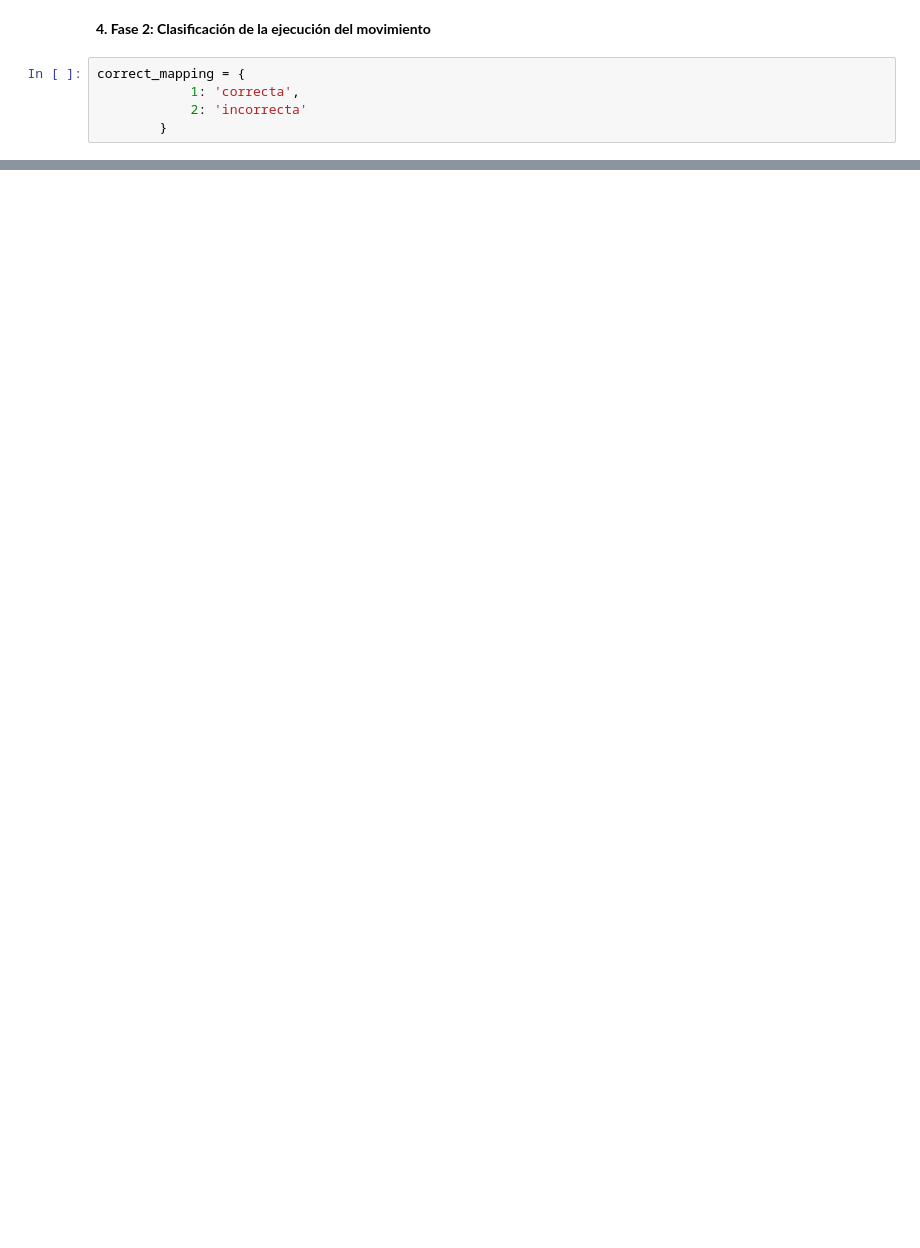
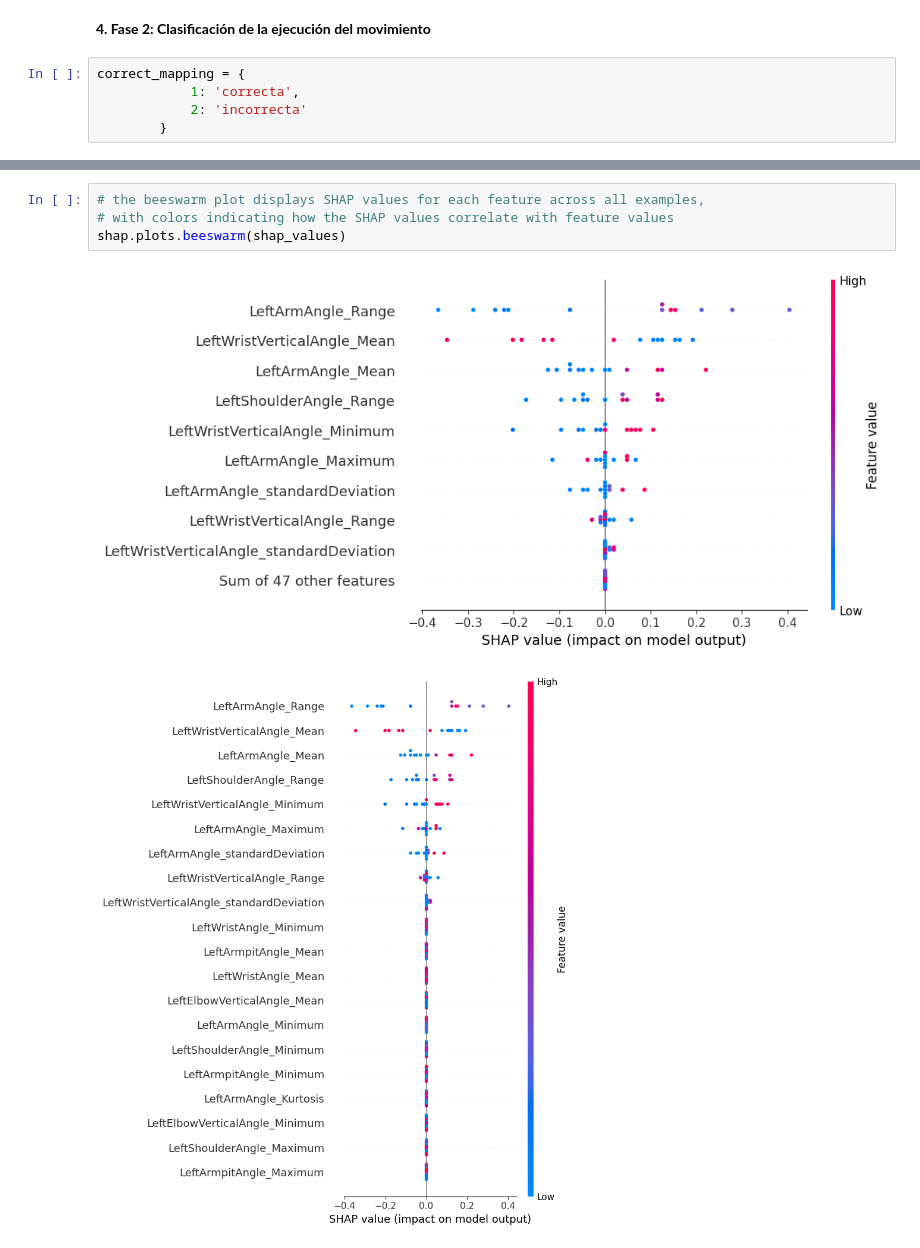
Before and after one commit to nmartinser/Telerehabilitation_Interpretability, a Jupyter notebook: Notebooks/explicacion_local.ipynb, the cells around one changed output, grey strips where cells are left out. Drawn from its saved outputs; the diff is of its cells as text; blank space fills up the shorter version.

```diff
--- a/Notebooks/explicacion_local.ipynb
+++ b/Notebooks/explicacion_local.ipynb
@@ -79,0 +95,7 @@ Repetición 13: incorrecta
+# %%
+# the beeswarm plot displays SHAP values for each feature across all examples,
+# with colors indicating how the SHAP values correlate with feature values
+shap.plots.beeswarm(shap_values)
+# %% [output]
+[figure, added]
+[figure, added]
```
Also changed, not shown: parts of 5 cells of this notebook.
